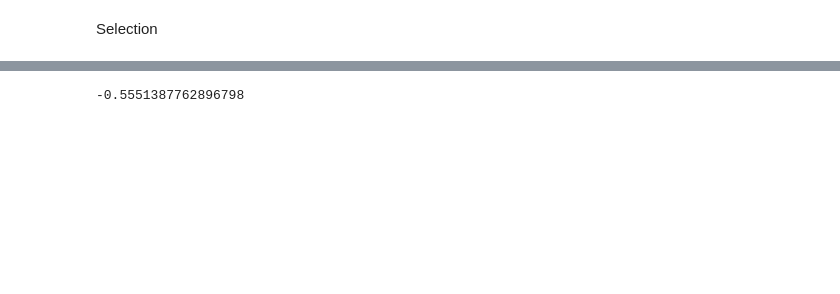
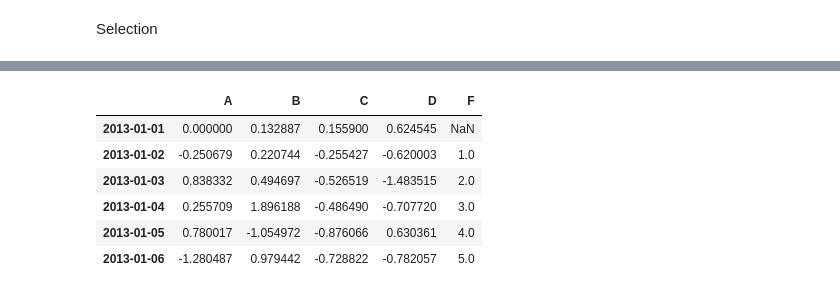
Before and after one commit to labyu/jupyter, a Jupyter notebook: pandas.ipynb, the cells around one changed output, grey strips where cells are left out. Drawn from its saved outputs; the diff is of its cells as text; code cells hidden in the pictures; blank space fills up the shorter version.

```diff
--- a/pandas.ipynb
+++ b/pandas.ipynb
@@ -225,0 +330,4 @@ df.loc[dates[0], 'A']
+# %%
+# 시리즈에 인덱스를 주면 인덱스로 자동정렬
+s1 = pd.Series([1,2,3,4,5,6], index=pd.date_range('20130102', periods=6))
+s1
@@ -226,4 +342,14 @@ df.loc[dates[0], 'A']
+# %%
+df['F'] = s1
 # %%
-df.at[dates[0], 'A']
+# label로 값 설정
+df.at[dates[0], 'A'] = 0
+df
 # %% [output]
--0.5551387762896798
+|  | A | B | C | D | F |
+| 2013-01-01 | 0.000000 | 0.132887 | 0.155900 | 0.624545 | NaN |
+| 2013-01-02 | -0.250679 | 0.220744 | -0.255427 | -0.620003 | 1.0 |
+| 2013-01-03 | 0.838332 | 0.494697 | -0.526519 | -1.483515 | 2.0 |
+| 2013-01-04 | 0.255709 | 1.896188 | -0.486490 | -0.707720 | 3.0 |
+| 2013-01-05 | 0.780017 | -1.054972 | -0.876066 | 0.630361 | 4.0 |
+| 2013-01-06 | -1.280487 | 0.979442 | -0.728822 | -0.782057 | 5.0 |
```
Also changed, not shown: parts of 49 cells of this notebook.
